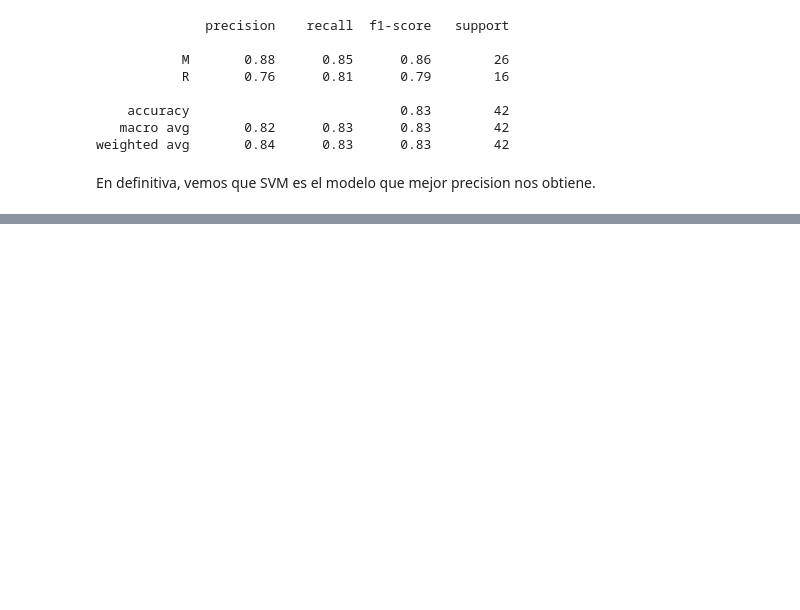
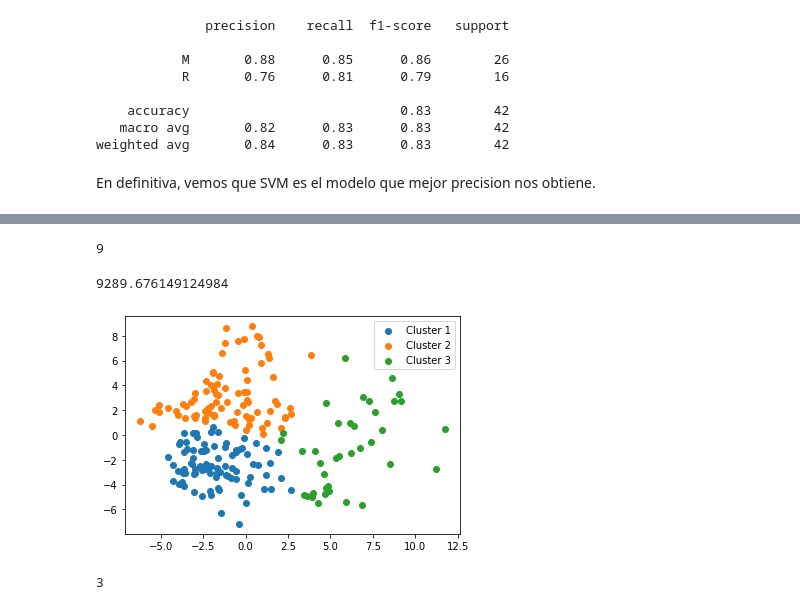
Before and after one commit to Josemvg/Data-Analytics, a Jupyter notebook: GMI/Practicas/Proyecto-Cilindros/entregaEquipo05.ipynb, the cells around one changed output, grey strips where cells are left out. Cells and saved outputs as stored; diff of their text form; code cells hidden in the pictures; blank space fills up the shorter version.

```diff
--- a/GMI/Practicas/Proyecto-Cilindros/entregaEquipo05.ipynb
+++ b/GMI/Practicas/Proyecto-Cilindros/entregaEquipo05.ipynb
@@ -422,0 +466,7 @@ En definitiva, vemos que SVM es el modelo que mejor precision nos obtiene.
+# %%
+# Generamos el modelo con 3 clusters (mejor resultado para metodo del codo)
+kmeans=KMeans(n_clusters=3)
+kmeans.fit(scaledData)
+
+# Obtenemos a qué cluster pertence cada instancia
+labels = kmeans.labels_
@@ -422,0 +503,33 @@ En definitiva, vemos que SVM es el modelo que mejor precision nos obtiene.
+# %%
+# Obtenemos el número de iteraciones que han sido necesarias para converger
+print(kmeans.n_iter_)
+# %% [output]
+9
+# %%
+# Obtenemos el valor mínimo de la inercia
+print(kmeans.inertia_)
+# %% [output]
+9289.676149124984
+# %%
+# Realizamos un Análisis de Componentes Principales para visualizar los conjuntos
+pca=PCA(n_components=2)
+pcaData=pca.fit_transform(scaledData)
+# %%
+# Visualizamos las instancias en las dos dimensiones correspondientes con las componentes obtenidas
+# Coloreamos por cluster
+plt.scatter(pcaData[labels==0, 0], pcaData[labels==0, 1], label='Cluster 1')
+plt.scatter(pcaData[labels==1, 0], pcaData[labels==1, 1], label='Cluster 2')
+plt.scatter(pcaData[labels==2, 0], pcaData[labels==2, 1], label='Cluster 3')
+plt.legend()
+plt.show()
+# %% [output]
+[figure, added]
+# %%
+from kneed import KneeLocator
+kl = KneeLocator(range(1, 11),
+                 inertia,
+                 curve="convex",
+                 direction="decreasing")
+kl.elbow
+# %% [output]
+3
```
Also changed, not shown: parts of 29 cells of this notebook, 5 other files.
